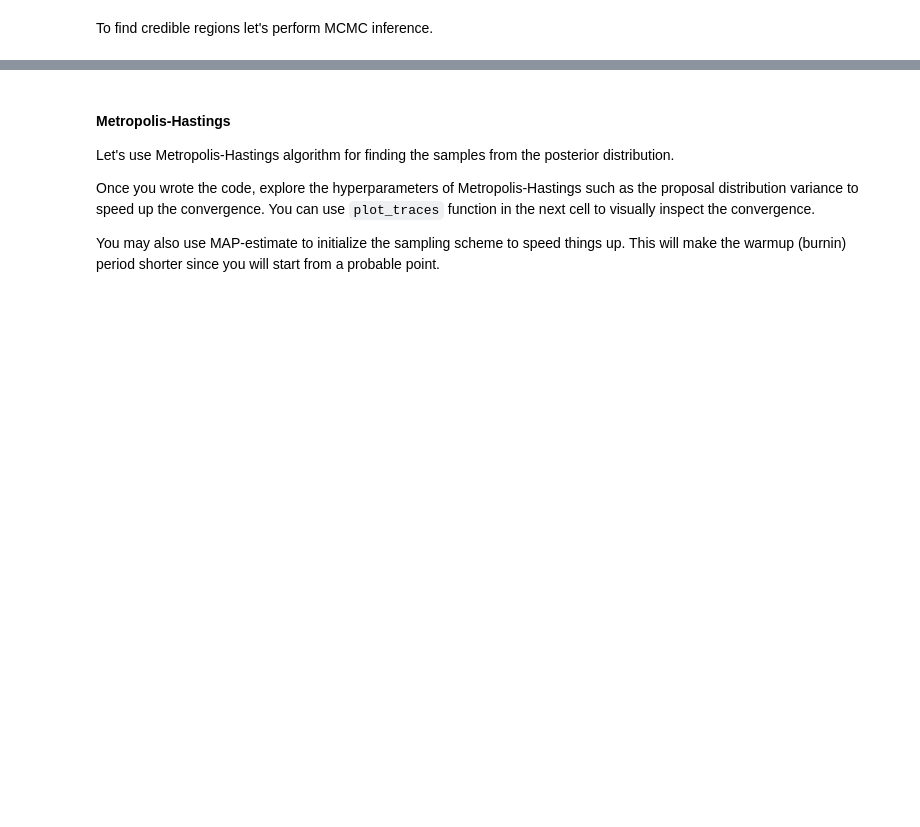
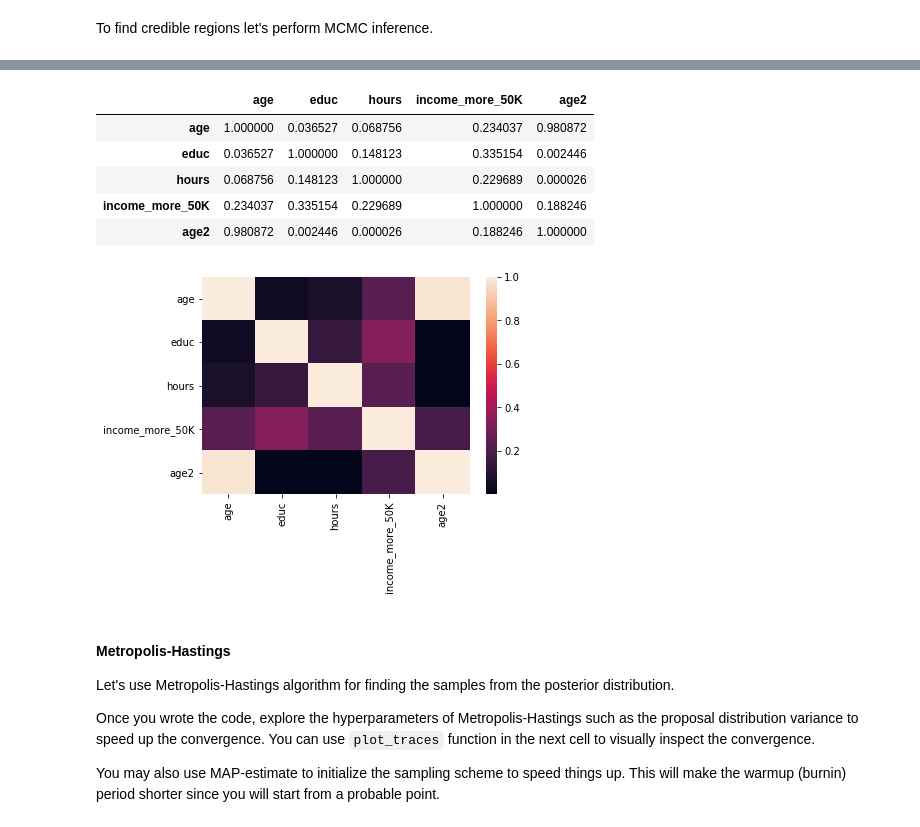
Before and after one commit to Nabarun21/bayesian-methods-for-ml, a Jupyter notebook: Week 4/Programming assignment/Week4. Practical Assignment. MCMC.ipynb, the cells around one changed output, grey strips where cells are left out. Drawn from its saved outputs; the diff is of its cells as text; code cells hidden in the pictures; blank space fills up the shorter version.

```diff
--- a/Week 4/Programming assignment/Week4. Practical Assignment. MCMC.ipynb
+++ b/Week 4/Programming assignment/Week4. Practical Assignment. MCMC.ipynb
@@ -293,3 +334,18 @@ def plot_traces(traces, burnin=2000):
+# %%
+
+corr = data.corr()
+sns.heatmap(corr,
+            xticklabels=corr.columns.values,
+            yticklabels=corr.columns.values)
+corr
+# %% [output]
+|  | age | educ | hours | income_more_50K | age2 |
+| age | 1.000000 | 0.036527 | 0.068756 | 0.234037 | 0.980872 |
+| educ | 0.036527 | 1.000000 | 0.148123 | 0.335154 | 0.002446 |
+| hours | 0.068756 | 0.148123 | 1.000000 | 0.229689 | 0.000026 |
+| income_more_50K | 0.234037 | 0.335154 | 0.229689 | 1.000000 | 0.188246 |
+| age2 | 0.980872 | 0.002446 | 0.000026 | 0.188246 | 1.000000 |
+[figure, added]
 # %% [markdown]
 #### Metropolis-Hastings
 Let's use Metropolis-Hastings algorithm for finding the samples from the posterior distribution.
```
Also changed, not shown: parts of 16 cells of this notebook.
